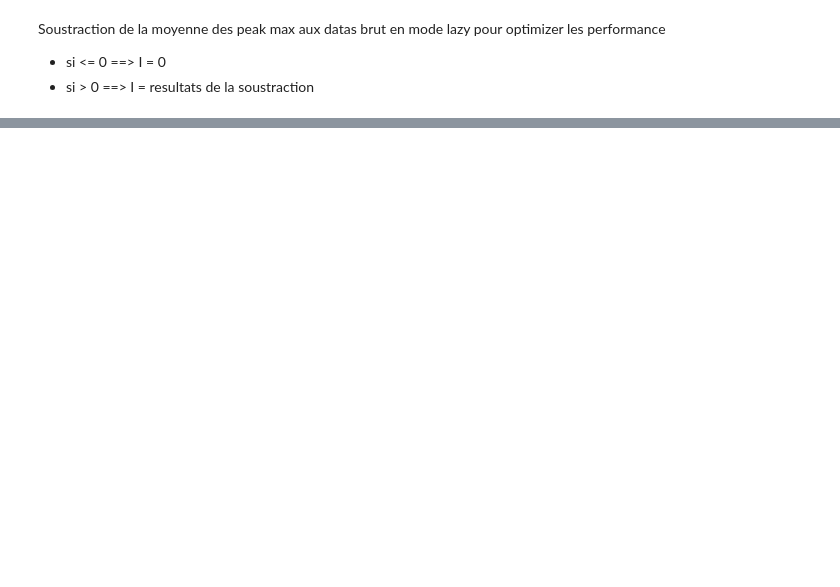
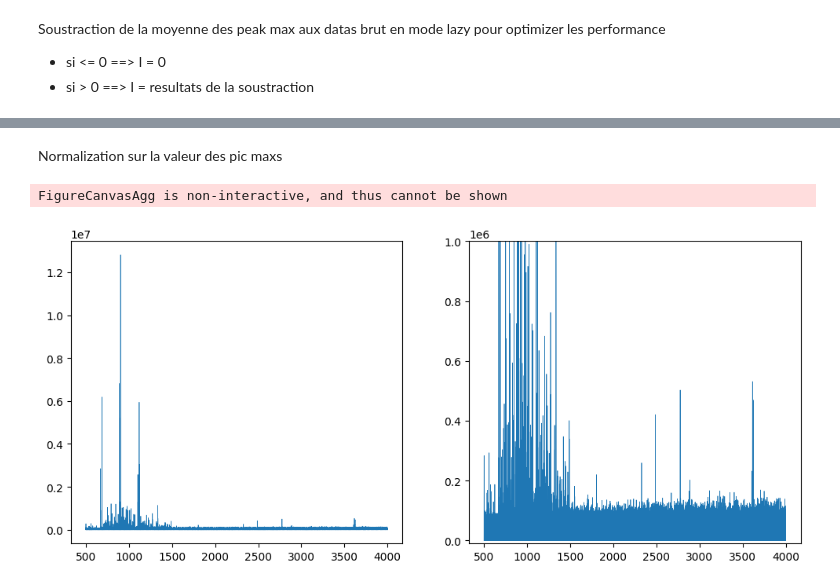
Before and after one commit to Protactinium92/SugarMALDI, a Jupyter notebook: src/spectre.ipynb, the cells around one changed output, grey strips where cells are left out. Cells and saved outputs as stored; diff of their text form; code cells hidden in the pictures; blank space fills up the shorter version.

```diff
--- a/src/spectre.ipynb
+++ b/src/spectre.ipynb
@@ -172,0 +177,30 @@ FigureCanvasAgg is non-interactive, and thus cannot be shown
+# %% [markdown]
+Normalization sur la valeur des pic maxs
+# %%
+spectr_0 = spectra['Spectrum_0'].collect()  # en mode lazy
+
+# Note obliger de passer en monde .collect et plus en lazy
+peaks, _ = fp(x= spectr_0["Intensity"])  # index of max peak
+spectr_0 = spectr_0[peaks]
+mean_peak = spectr_0.select(pl.col('Intensity').mean().alias('mean')).item()
+std_peak = spectr_0.select(pl.col('Intensity').std().alias('std')).item()
+
+
+spectr_0 = spectr_0.with_columns(
+    pl.when(pl.col("Intensity") - mean_peak <= 0)
+      .then(0)
+      .otherwise(pl.col("Intensity") - mean_peak / std_peak)
+      .alias("Normalized")
+)
+
+
+fig, ax = plt.subplots(nrows=1, ncols=2, figsize=(12, 5))
+ax[0].plot(spectr_0['m/z'], spectr_0['Normalized'],linewidth=0.5)
+
+
+ax[1].plot(spectr_0['m/z'], spectr_0['Normalized'],linewidth=0.5)
+ax[1].set_ylim(-0.001*10**7,0.1*10**7)
+fig.show()
+# %% [output]
+FigureCanvasAgg is non-interactive, and thus cannot be shown
+[figure, added]
```
Also changed, not shown: parts of 9 cells of this notebook.
